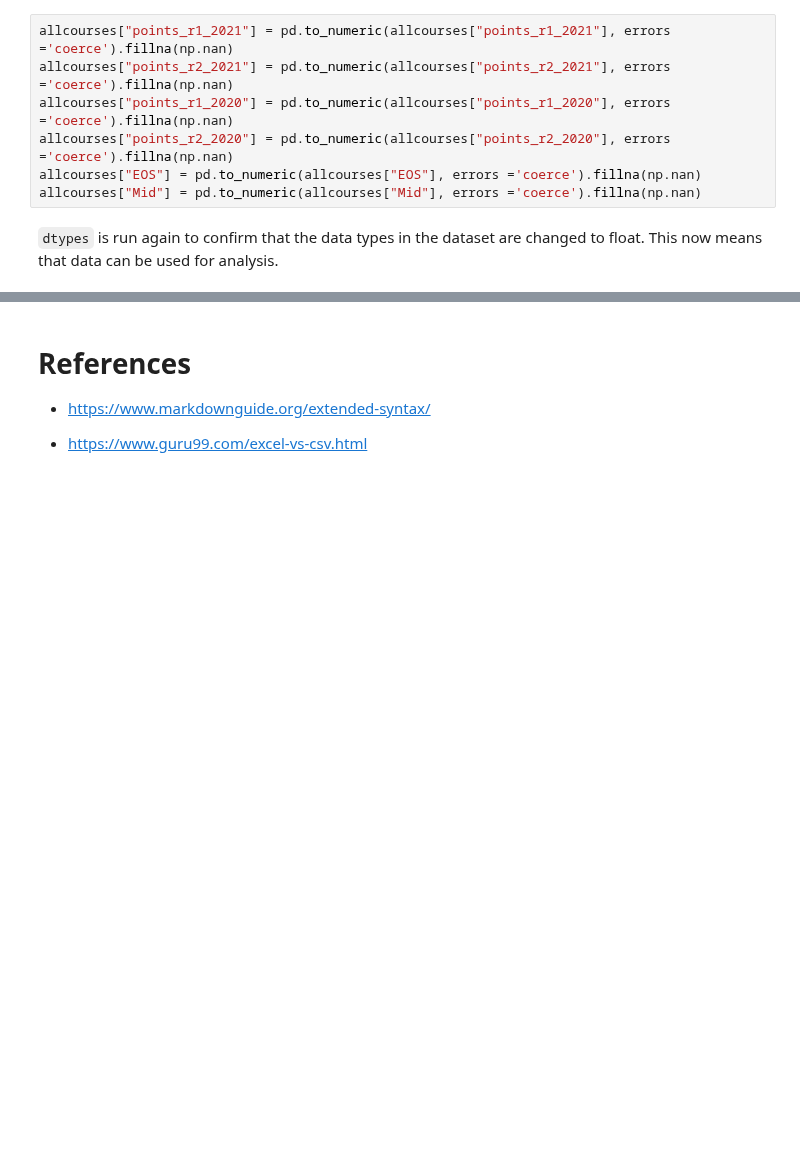
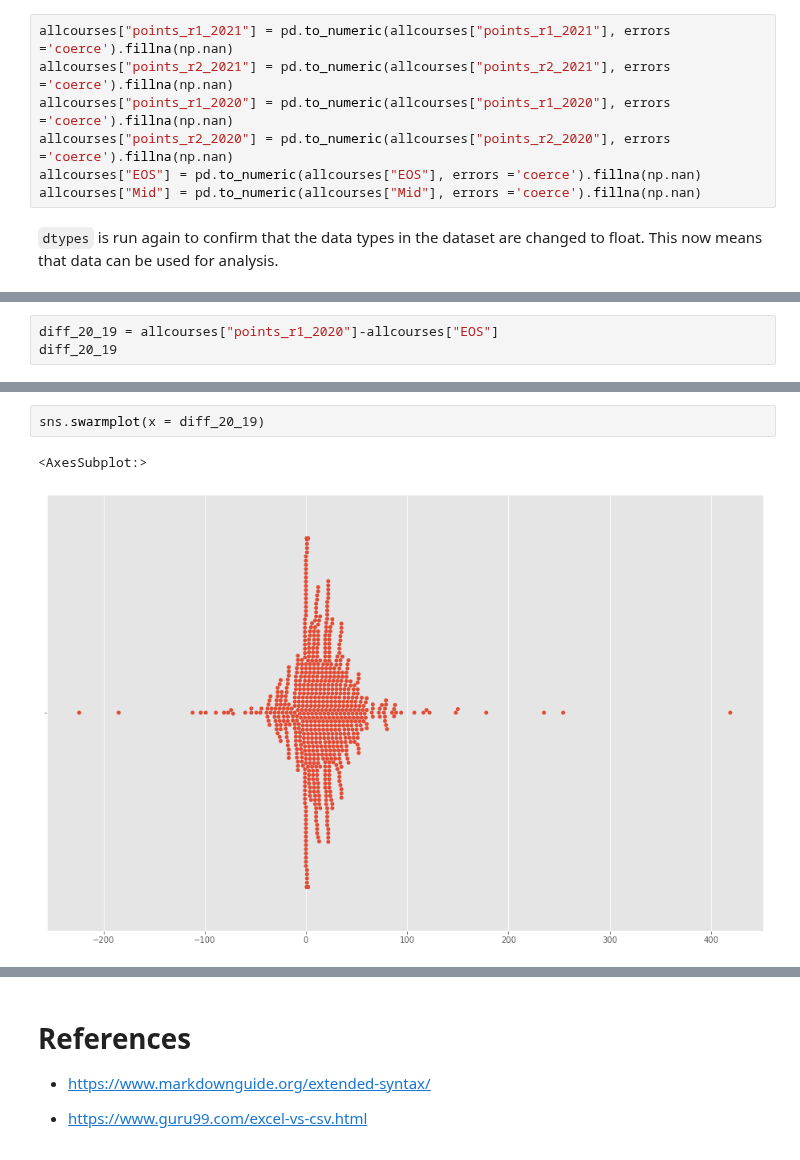
Before and after one commit to kaob1991/fundamentals-DA-assessment, a Jupyter notebook: cao.ipynb, the cells around one changed output, grey strips where cells are left out. Saved outputs shown, nothing was run; the diff lists cells and outputs as text; blank space fills up the shorter version.

```diff
--- a/cao.ipynb
+++ b/cao.ipynb
@@ -938,0 +988,3 @@ sns.stripplot (y = diff)
+# %%
+diff_20_19 = allcourses["points_r1_2020"]-allcourses["EOS"]
+diff_20_19
@@ -944,0 +1032,5 @@ sns.swarmplot(x = diff )
+# %%
+sns.swarmplot(x = diff_20_19)
+# %% [output]
+<AxesSubplot:>
+[figure, added]
```
Also changed, not shown: parts of 20 cells of this notebook, 4 other files.
